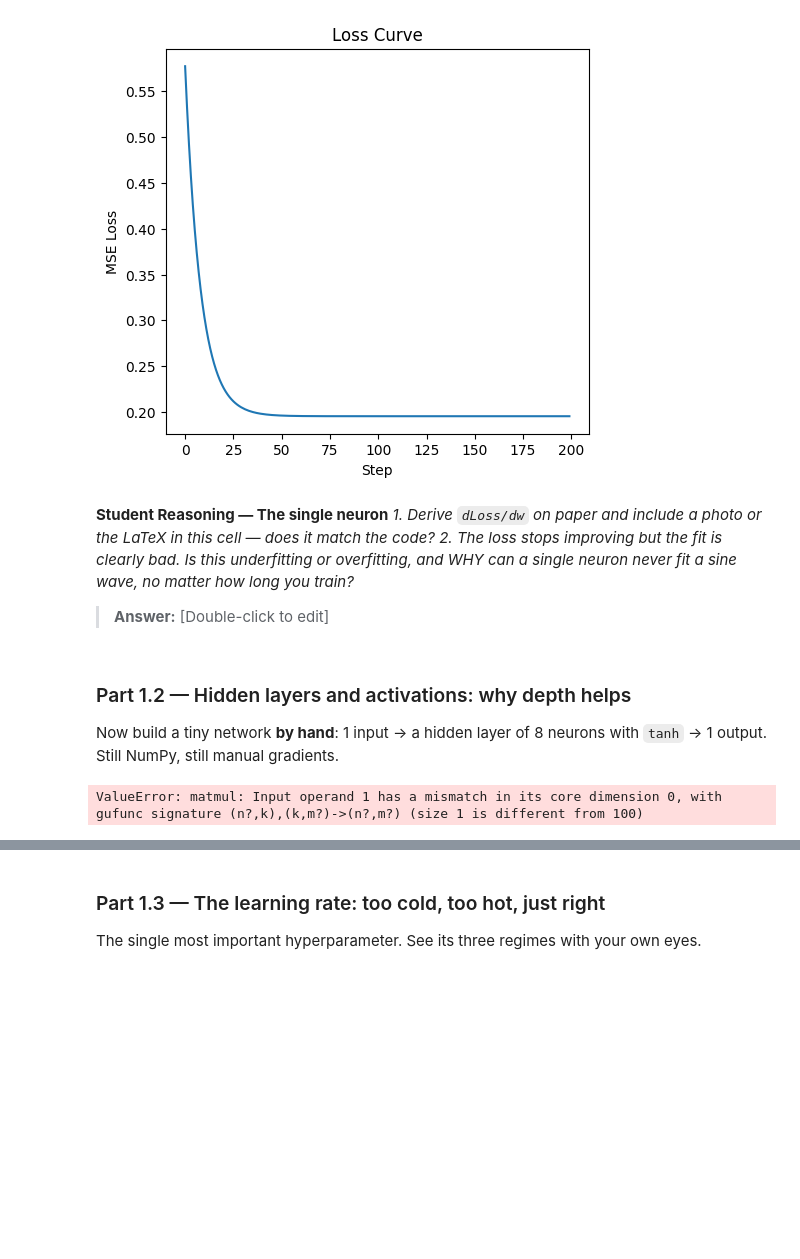
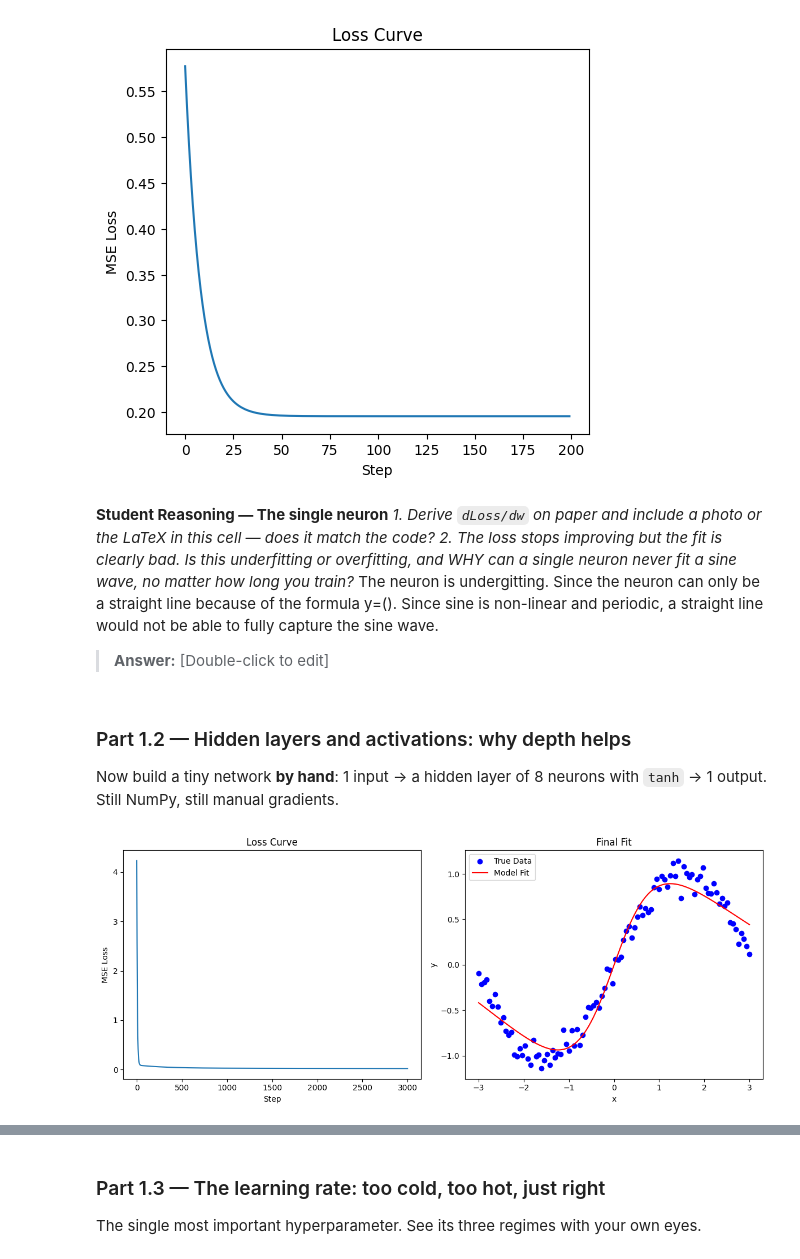
Before and after one commit to Big-Jak/lab-3, a Jupyter notebook: Lab_3.ipynb, the cells around one changed output, grey strips where cells are left out. Cells and saved outputs as stored; diff of their text form; code cells hidden in the pictures; blank space fills up the shorter version.

```diff
--- a/Lab_3.ipynb
+++ b/Lab_3.ipynb
@@ -86,7 +86,7 @@ b = np.random.randn() * 0.01
 #   w    -= lr * dw
 #   b    -= lr * db
 #   Record the loss at every step.
-lr = 0.01
+lr = 0.03
 losses = []
 for _ in range(200):
     y_hat = w * x + b
@@ -114,6 +114,7 @@ Text(0, 0.5, 'MSE Loss')
 the code?*
 *2. The loss stops improving but the fit is clearly bad. Is this underfitting or overfitting,
 and WHY can a single neuron never fit a sine wave, no matter how long you train?*
+The neuron is undergitting. Since the neuron can only be a straight line because of the formula y=(). Since sine is non-linear and periodic, a straight line would not be able to fully capture the sine wave.
 
 > **Answer:** [Double-click to edit]
 # %% [markdown]
@@ -125,6 +126,10 @@ Now build a tiny network **by hand**: 1 input -> a hidden layer of 8 neurons wit
 #   W1: shape (1, 8),  b1: shape (8,)
 #   W2: shape (8, 1),  b2: shape (1,)
 #   Small random values (e.g. np.random.randn(...) * 0.5)
+
+x = x.reshape(-1, 1)
+y = y.reshape(-1, 1)
+
 W1 = np.random.randn(1, 8) * 0.5
 b1 = np.random.randn(8) * 0.5
 W2 = np.random.randn(8, 1) * 0.5
@@ -177,34 +182,34 @@ for _ in range(3000):
 
     # Update parameters
     W2 -= lr * dW2
     b2 -= lr * db2
     W1 -= lr * dW1
     b1 -= lr * db1
 
 # TODO: Plot the loss curve AND the final fit over the data.
 #   Then re-run with the tanh REMOVED (h = z1). What happens to the fit?
 plt.figure(figsize=(12, 5))
 
 # Plot loss curve
 plt.subplot(1, 2, 1)
 plt.plot(losses)
 plt.title("Loss Curve")
 plt.xlabel("Step")
 plt.ylabel("MSE Loss")
 
 # Plot fit over data
 plt.subplot(1, 2, 2)
 plt.scatter(x, y, color="blue", label="True Data")
 plt.plot(x, y_hat, color="red", label="Model Fit")
 plt.title("Final Fit")
 plt.xlabel("x")
 plt.ylabel("y")
 plt.legend()
 
 plt.tight_layout()
 plt.show()
 # %% [output]
-ValueError: matmul: Input operand 1 has a mismatch in its core dimension 0, with gufunc signature (n?,k),(k,m?)->(n?,m?) (size 1 is different from 100)
+[figure, added]
 # %% [markdown]
 **Student Reasoning — Depth and activations**
 *1. With tanh removed, the deep network fits no better than the single neuron of Part 1.1.
```
Also changed, not shown: parts of 5 cells of this notebook.
